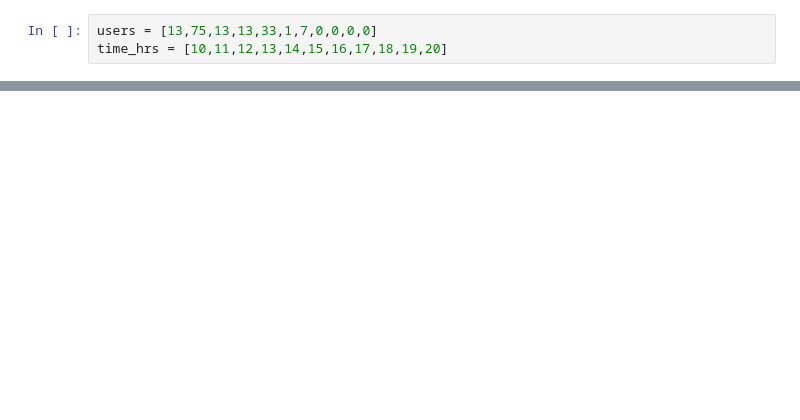
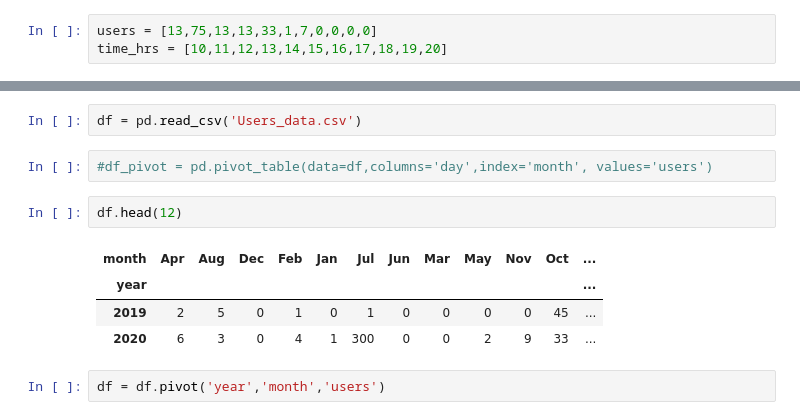
Before and after one commit to Jin01-galaxy/Learn_Python3, a Jupyter notebook: Matplotlib/visualization.ipynb, the cells around one changed output, grey strips where cells are left out. Drawn from its saved outputs; the diff is of its cells as text; blank space fills up the shorter version.

```diff
--- a/Matplotlib/visualization.ipynb
+++ b/Matplotlib/visualization.ipynb
@@ -37,0 +70,13 @@ plt.show()
+# %%
+df = pd.read_csv('Users_data.csv')
+# %%
+#df_pivot = pd.pivot_table(data=df,columns='day',index='month', values='users')
+# %%
+df.head(12)
+# %% [output]
+| month | Apr | Aug | Dec | Feb | Jan | Jul | Jun | Mar | May | Nov | Oct | ... |
+| year |  |  |  |  |  |  |  |  |  |  |  | ... |
+| 2019 | 2 | 5 | 0 | 1 | 0 | 1 | 0 | 0 | 0 | 0 | 45 | ... |
+| 2020 | 6 | 3 | 0 | 4 | 1 | 300 | 0 | 0 | 2 | 9 | 33 | ... |
+# %%
+df = df.pivot('year','month','users')
```
Also changed, not shown: parts of 10 cells of this notebook, 1 other file.
